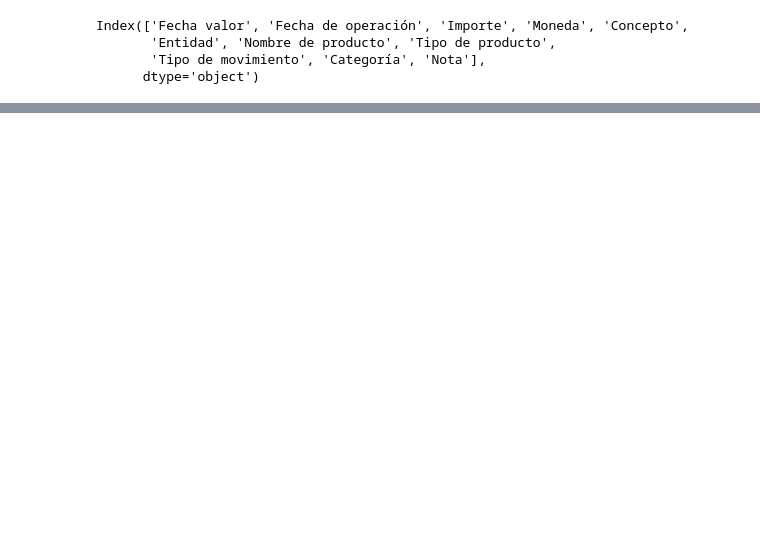
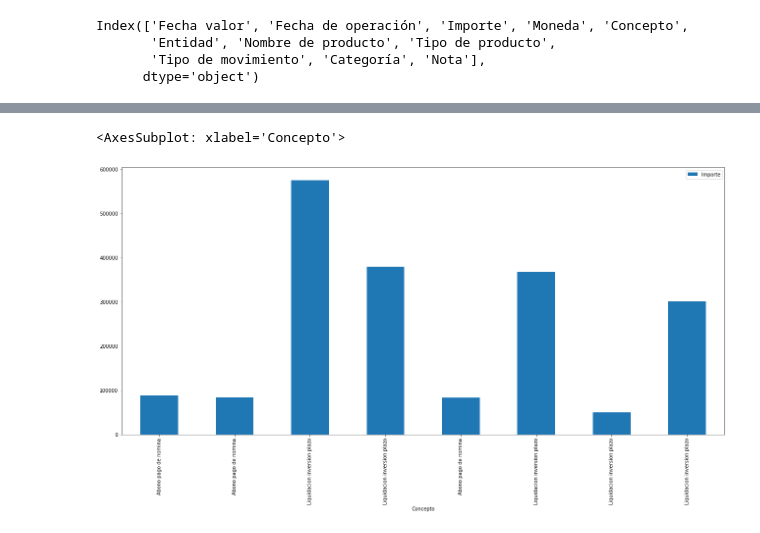
Before and after one commit to diegooguajardoo/100-days-of-python, a Jupyter notebook: Personal Projects/pandas_training.ipynb, the cells around one changed output, grey strips where cells are left out. Saved outputs shown, nothing was run; the diff lists cells and outputs as text; code cells hidden in the pictures; blank space fills up the shorter version.

```diff
--- a/Personal Projects/pandas_training.ipynb
+++ b/Personal Projects/pandas_training.ipynb
@@ -77,0 +98,3 @@ df
+# %%
+gastos = nomina.loc[nomina["Importe"] > 50000, ["Concepto", "Nota", "Importe"]]
+gastos
@@ -77,0 +111,5 @@ df
+# %%
+gastos.plot.bar(figsize=(22,10), x="Concepto")
+# %% [output]
+<AxesSubplot: xlabel='Concepto'>
+[figure, added]
```
Also changed, not shown: parts of 18 cells of this notebook, 2 other files.
